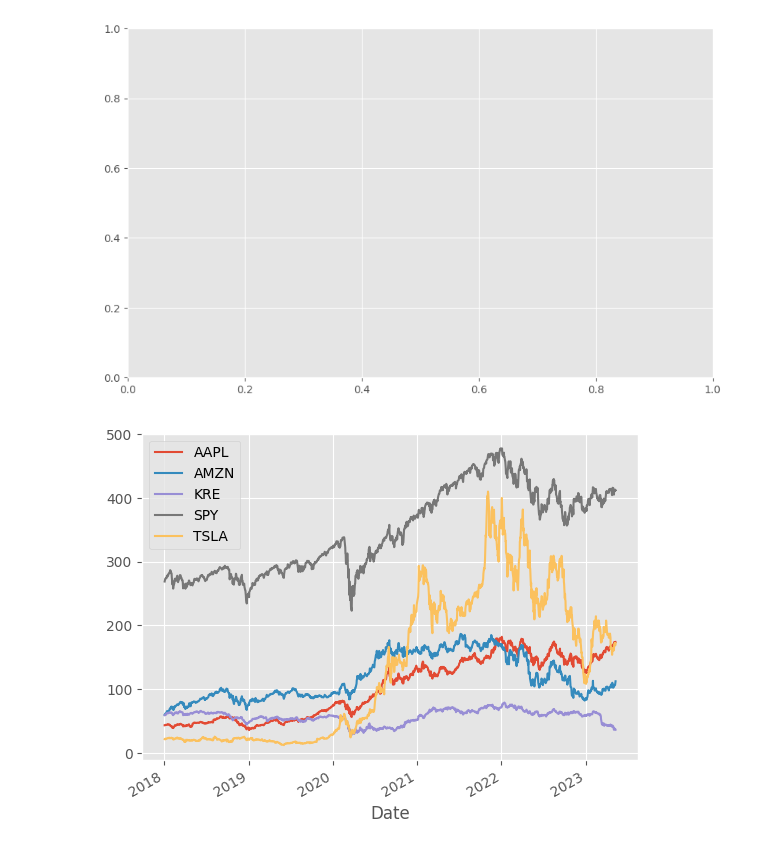
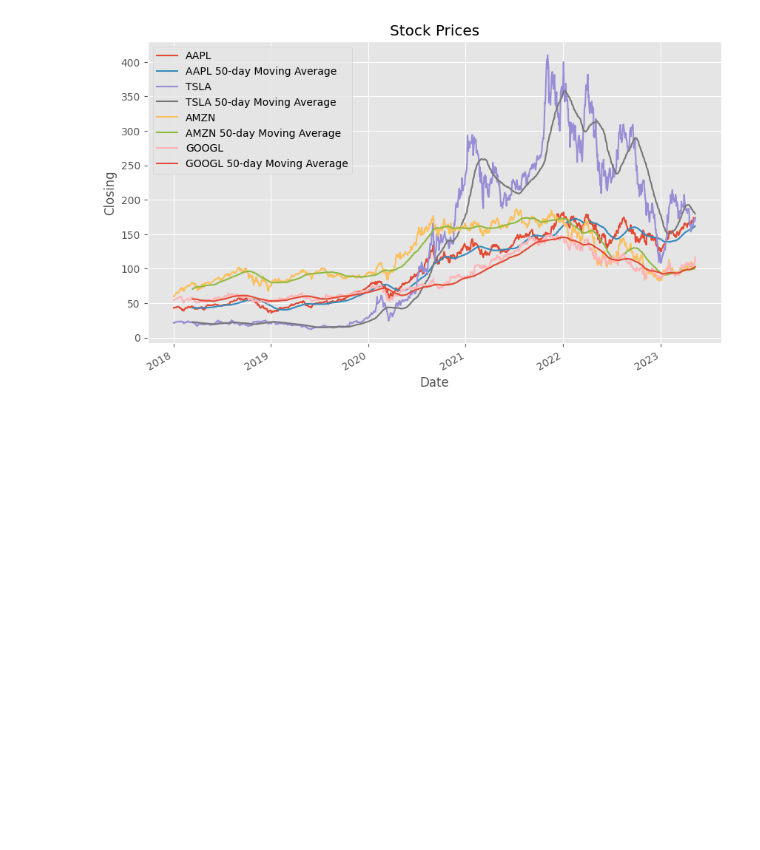
Before and after one commit to Jperezrocha/Financial-Statement-Analysis, a Jupyter notebook: Stocks.ipynb, the cells around one changed output. Drawn from its saved outputs; the diff is of its cells as text; code cells hidden in the pictures; blank space fills up the shorter version.

```diff
--- a/Stocks.ipynb
+++ b/Stocks.ipynb
@@ -36,14 +61,16 @@ Date
 # %%
-fig, ax = plt.subplots(figsize=(10,6))
+fig, ax = plt.subplots(figsize =(10,6))
 plt.grid(True)
-price['Close'].plot()
-price['Close'].rolling(window=50).mean().plot(label = '50 day Moving Average')
-price = price.loc['2020':]
+
+for stock in stocks:
+    price['Close'][stock].plot(label = stock)
+    price['Close'][stock].rolling(window=50).mean().plot(label = f'{stock} 50-day Moving Average')
+
+
 plt.title("Stock Prices")
 plt.xlabel('Date')
 plt.ylabel('Closing')
-plt.legend(stocks)
+plt.legend()
 plt.show()
 # %% [output]
-[figure, old version]
+[figure, new version]
-[figure, removed]
```
Also changed, not shown: parts of 4 cells of this notebook.
